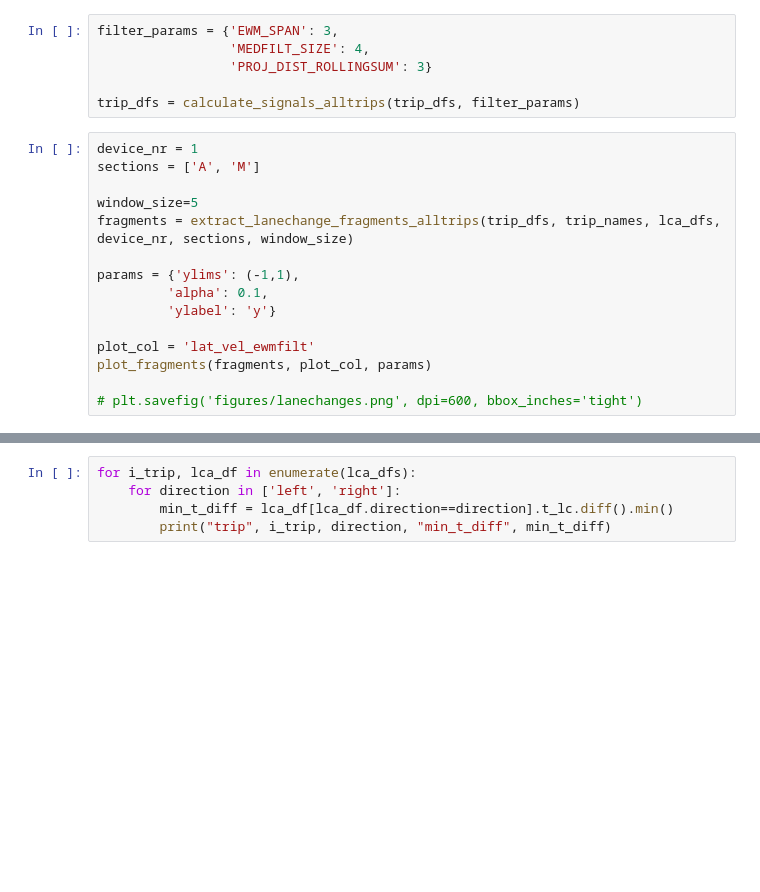
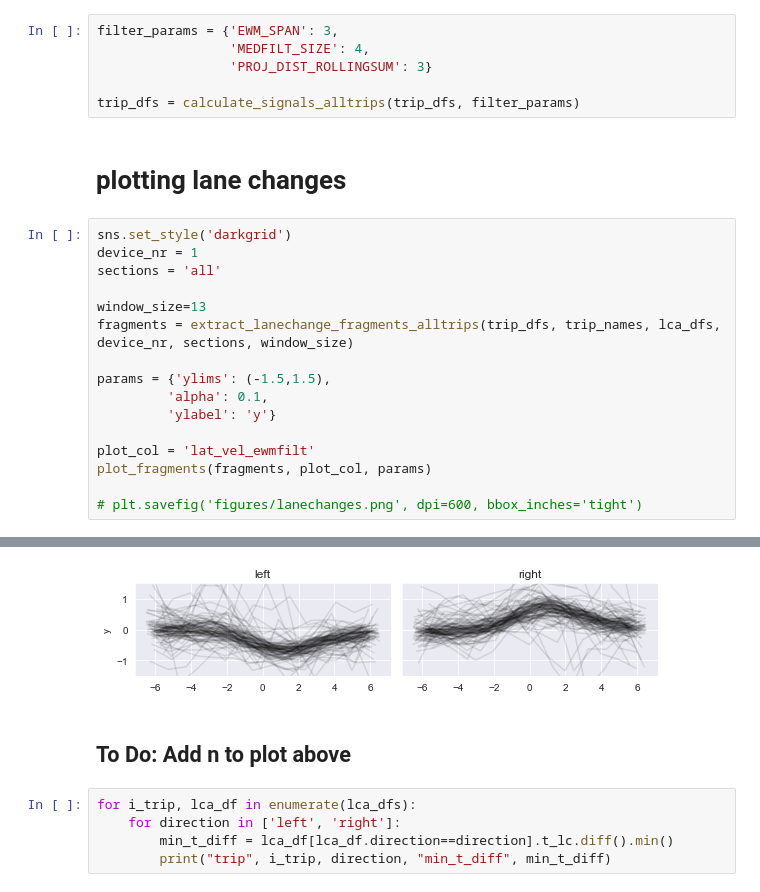
Before and after one commit to tomdries/gps-lane-changes, a Jupyter notebook: analysis.ipynb, the cells around one changed output, grey strips where cells are left out. Drawn from its saved outputs; the diff is of its cells as text; blank space fills up the shorter version.

```diff
--- a/analysis.ipynb
+++ b/analysis.ipynb
@@ -66,14 +50,17 @@ filter_params = {'EWM_SPAN': 3,
                  'PROJ_DIST_ROLLINGSUM': 3}
 
 trip_dfs = calculate_signals_alltrips(trip_dfs, filter_params)
+# %% [markdown]
+# plotting lane changes
 # %%
+sns.set_style('darkgrid')
 device_nr = 1
-sections = ['A', 'M']
+sections = 'all'
 
-window_size=5
+window_size=13
 fragments = extract_lanechange_fragments_alltrips(trip_dfs, trip_names, lca_dfs, device_nr, sections, window_size)
 
-params = {'ylims': (-1,1),
+params = {'ylims': (-1.5,1.5),
          'alpha': 0.1,
          'ylabel': 'y'}
 
@@ -87,3 +72,6 @@ plot_fragments(fragments, plot_col, params)
+[figure, added]
+# %% [markdown]
+## To Do: Add n to plot above
 # %%
 for i_trip, lca_df in enumerate(lca_dfs):
     for direction in ['left', 'right']:
```
Also changed, not shown: parts of 22 cells of this notebook.
